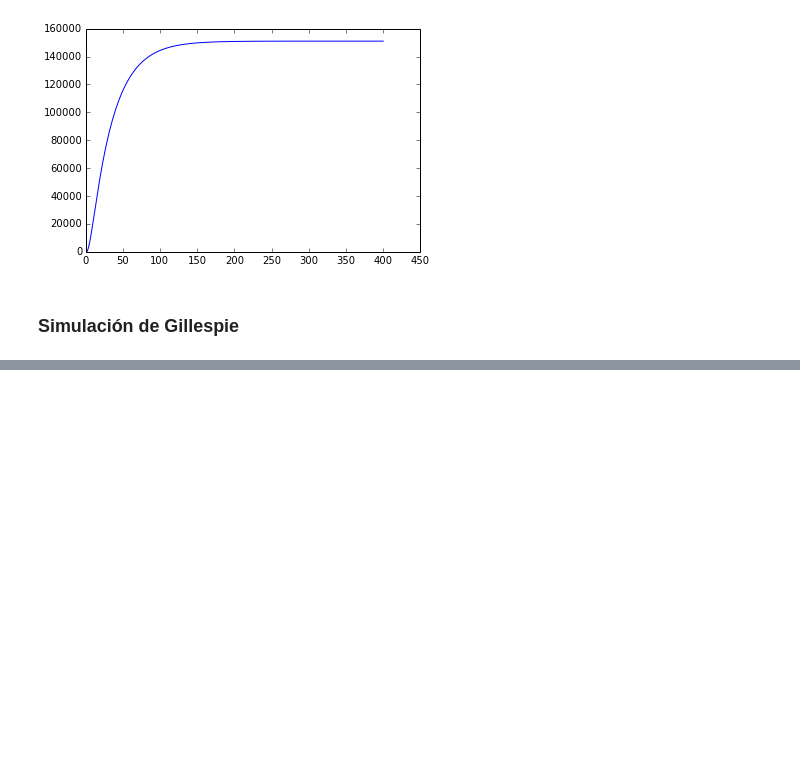
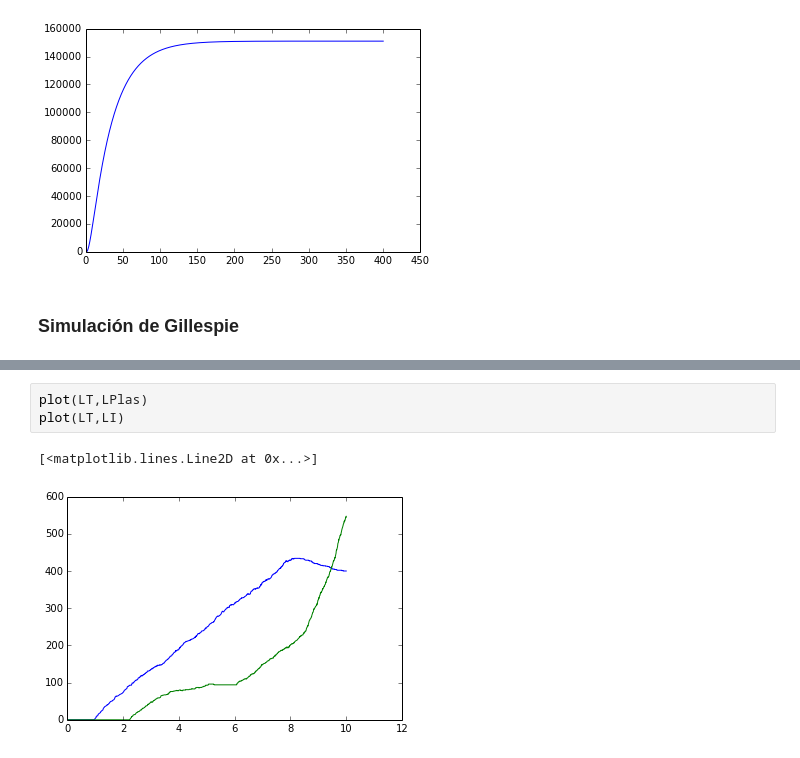
Before and after one commit to gutiloluis/51syntheticBiologyProject, a Jupyter notebook: equations.ipynb, the cells around one changed output, grey strips where cells are left out. Saved outputs shown, nothing was run; the diff lists cells and outputs as text; blank space fills up the shorter version.

```diff
--- a/equations.ipynb
+++ b/equations.ipynb
@@ -171,0 +270,6 @@ plot (T,RE)
+# %%
+plot(LT,LPlas)
+plot(LT,LI)
+# %% [output]
+[<matplotlib.lines.Line2D at 0x...>]
+[figure, added]
```
Also changed, not shown: parts of 5 cells of this notebook.
